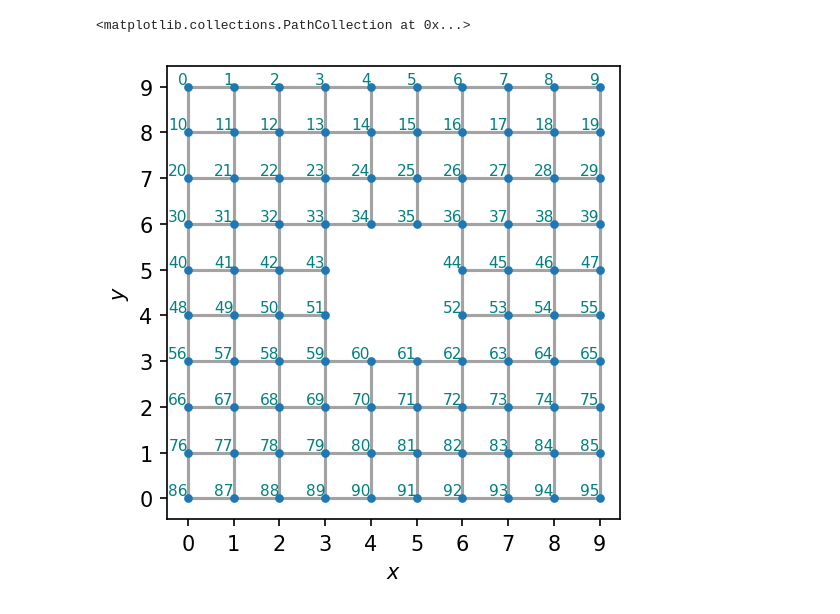
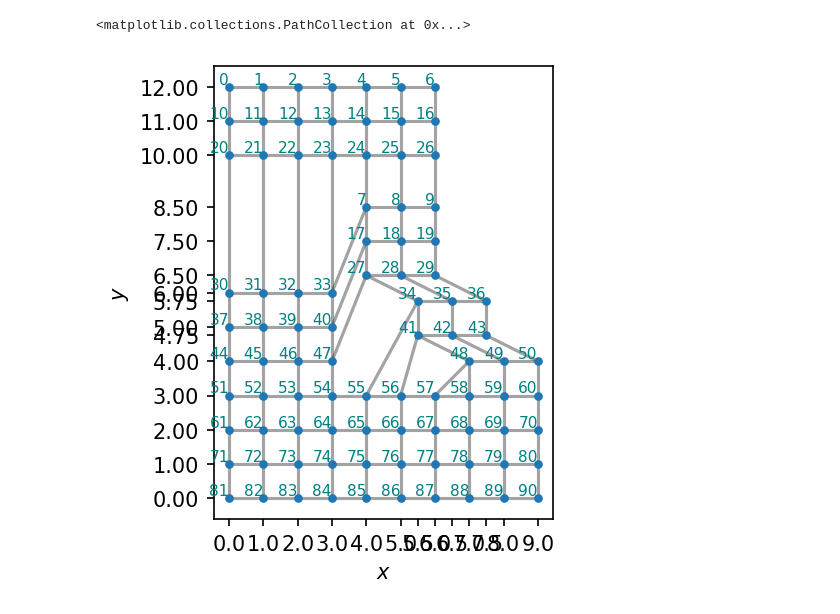
Before and after one commit to isschoch/chiral-p-wave-on-buckyball-geometry, a Jupyter notebook: disclination_dipole_elegant.ipynb, the cells around one changed output. Cells and saved outputs as stored; diff of their text form; code cells hidden in the pictures.

Commit message:
added plots

```diff
--- a/disclination_dipole_elegant.ipynb
+++ b/disclination_dipole_elegant.ipynb
@@ -7,13 +7,27 @@ import matplotlib.pyplot as plt
 
 plt.rcParams["figure.dpi"] = 150
 plt.rcParams["savefig.dpi"] = 150
-# %%
-N = 10
-lattice = SquareLattice(N)
-N_hole = 2
-middle_sites = [(N-N_hole)//2 * N + (N-N_hole)//2 + i*N + j for i in range(N_hole) for j in range(N_hole)]
-lattice.remove_sites(middle_sites)
-lattice.plot(True)
-# %% [output]
-<matplotlib.collections.PathCollection at 0x...>
-[figure, removed]
+# %%
+N = 10
+lattice = SquareLattice(N, BC="open")
+N_hole = 2
+middle_sites = [(N-N_hole)//2 * N + (N-N_hole)//2 + i*N + j for i in range(-1, N_hole) for j in range(N_hole+1)]
+lattice.remove_sites(middle_sites)
+
+lattice.remove_bonds([(6, 7), (16, 17), (26, 27)])
+
+lattice.glue_bond([57, 56, 55], [48, 41, 34], (0, 2), codim=1)
+lattice.glue_bond([47, 40, 33], [27, 17, 7], (1, 3), codim=1)
+lattice.glue_bond([24, 25, 26], [7, 8, 9], (2, 0), codim=1)
+
+lattice.move_sites([i*N +j for i in range(N//3) for j in range(2*N//3 + 1)], (0.0, +3.0))
+lattice.move_sites([7, 8, 9, 17, 18, 19, 27, 28, 29], (-3.0, -0.5))
+lattice.move_sites([34, 35, 36, 41, 42, 43], (-1.5, -0.25))
+
+num_sites = lattice.get_num_sites()
+lattice_sites = lattice.get_sites()
+
+lattice.plot(True)
+# %% [output]
+<matplotlib.collections.PathCollection at 0x...>
+[figure, added]
```
Also changed, not shown: parts of 3 cells of this notebook, 13 other files.
